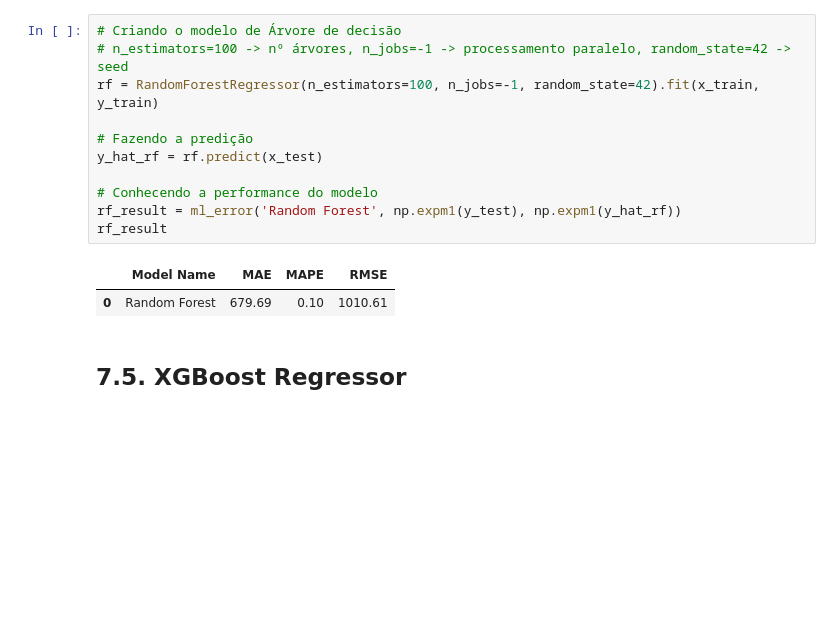
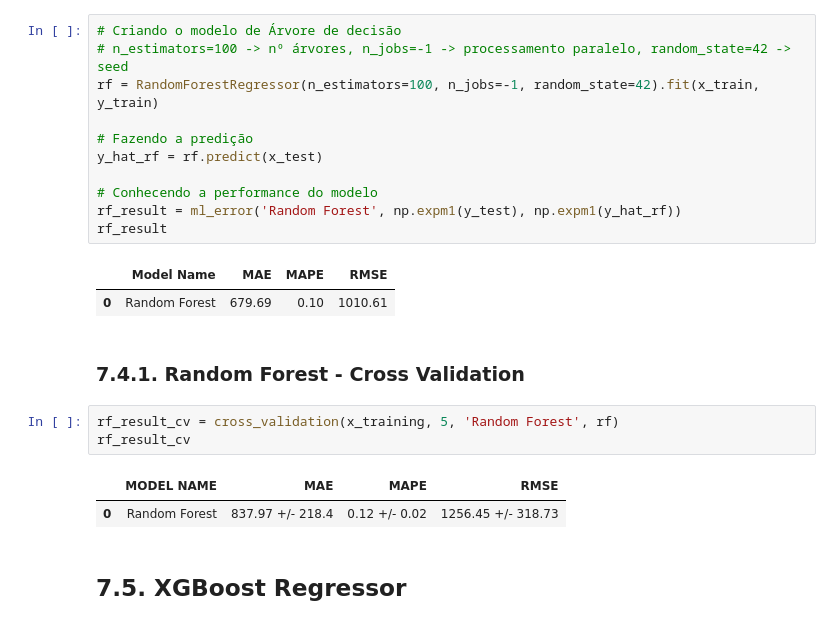
Before and after one commit to almir-martins/rossmann_sales_prediction, a Jupyter notebook: notebooks/m07_video1_store_sales_prediction.ipynb, the cells around one changed output. Cells and saved outputs as stored; diff of their text form; blank space fills up the shorter version.

```diff
--- a/notebooks/m07_video1_store_sales_prediction.ipynb
+++ b/notebooks/m07_video1_store_sales_prediction.ipynb
@@ -1149,6 +1248,14 @@ rf_result
 # %% [output]
 |  | Model Name | MAE | MAPE | RMSE |
 | 0 | Random Forest | 679.69 | 0.10 | 1010.61 |
+# %% [markdown]
+### **7.4.1. Random Forest - Cross Validation**
+# %%
+rf_result_cv = cross_validation(x_training, 5, 'Random Forest', rf)
+rf_result_cv
+# %% [output]
+|  | MODEL NAME | MAE | MAPE | RMSE |
+| 0 | Random Forest | 837.97 +/- 218.4 | 0.12 +/- 0.02 | 1256.45 +/- 318.73 |
 # %% [markdown]
 ## 7.5. XGBoost Regressor
 # %%
```
Also changed, not shown: parts of 20 cells of this notebook.
